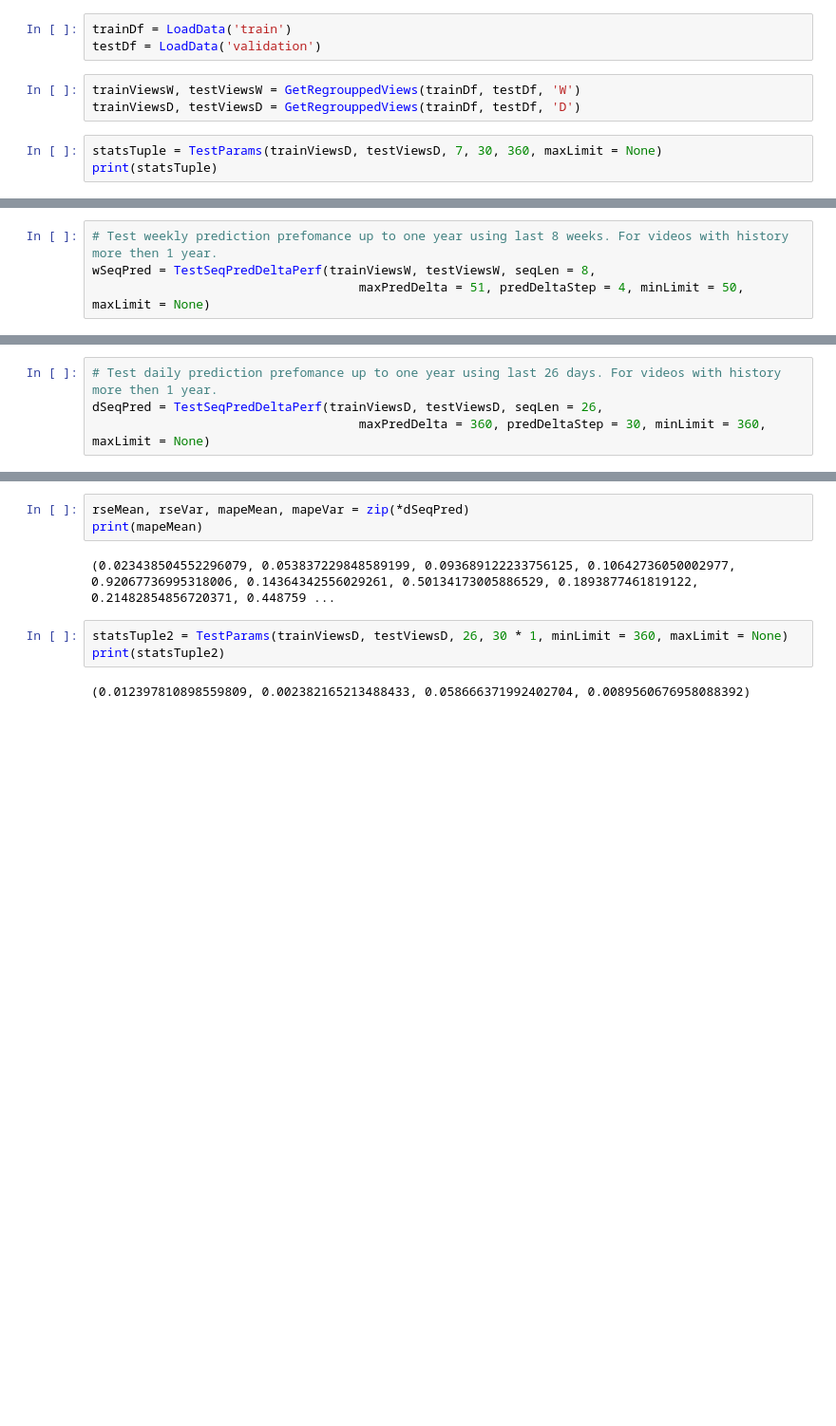
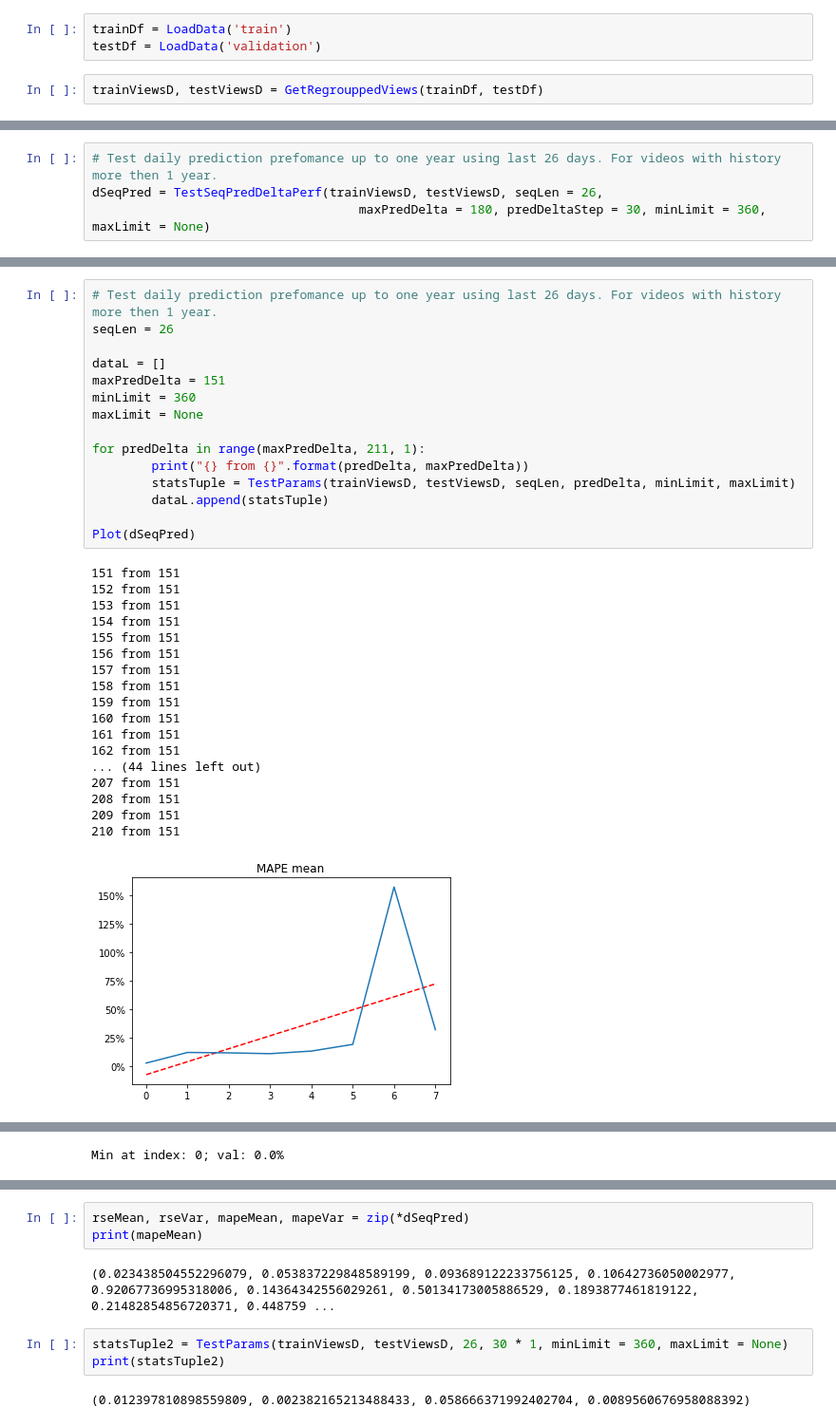
Before and after one commit to snarb/youtubepredictor, a Jupyter notebook: TestHyperParams.ipynb, the cells around one changed output, grey strips where cells are left out. Shown at 95% size. Drawn from its saved outputs; the diff is of its cells as text; blank space fills up the shorter version.

```diff
--- a/TestHyperParams.ipynb
+++ b/TestHyperParams.ipynb
@@ -303,8 +283,4 @@ def TestSeqPredDeltaPerf(listOfTrainVideoViews, listOfTestVideoViews, seqLen, ma
 trainDf = LoadData('train')
 testDf = LoadData('validation')
 # %%
-trainViewsW, testViewsW = GetRegrouppedViews(trainDf, testDf, 'W')
-trainViewsD, testViewsD = GetRegrouppedViews(trainDf, testDf, 'D')
+trainViewsD, testViewsD = GetRegrouppedViews(trainDf, testDf)
-# %%
-statsTuple = TestParams(trainViewsD, testViewsD, 7, 30, 360, maxLimit = None)
-print(statsTuple)
@@ -353,5 +293,5 @@ Min at index: 3; val: 300.0%
 # %%
-# Test weekly prediction prefomance up to one year using last 8 weeks. For videos with history more then 1 year.
-wSeqPred = TestSeqPredDeltaPerf(trainViewsW, testViewsW, seqLen = 8,
-                                    maxPredDelta = 51, predDeltaStep = 4, minLimit = 50, maxLimit = None)
+# Test daily prediction prefomance up to one year using last 26 days. For videos with history more then 1 year.
+dSeqPred = TestSeqPredDeltaPerf(trainViewsD, testViewsD, seqLen = 26,
+                                    maxPredDelta = 180, predDeltaStep = 30, minLimit = 360, maxLimit = None)
 # %% [output]
@@ -381,7 +299,3 @@ Min at index: 0; val: 0.0%
-# %%
-# Test daily prediction prefomance up to one year using last 26 days. For videos with history more then 1 year.
-dSeqPred = TestSeqPredDeltaPerf(trainViewsD, testViewsD, seqLen = 26,
-                                    maxPredDelta = 360, predDeltaStep = 30, minLimit = 360, maxLimit = None)
 # %%
 Plot(dSeqPred)
 # %% [output]
@@ -388,0 +306,34 @@ ValueError: not enough values to unpack (expected 4, got 0)
+# %%
+# Test daily prediction prefomance up to one year using last 26 days. For videos with history more then 1 year.
+seqLen = 26
+
+dataL = []
+maxPredDelta = 151
+minLimit = 360
+maxLimit = None
+
+for predDelta in range(maxPredDelta, 211, 1):
+        print("{} from {}".format(predDelta, maxPredDelta))
+        statsTuple = TestParams(trainViewsD, testViewsD, seqLen, predDelta, minLimit, maxLimit)
+        dataL.append(statsTuple)
+
+Plot(dSeqPred)
+# %% [output]
+151 from 151
+152 from 151
+153 from 151
+154 from 151
+155 from 151
+156 from 151
+157 from 151
+158 from 151
+159 from 151
+160 from 151
+161 from 151
+162 from 151
+... (44 lines left out)
+207 from 151
+208 from 151
+209 from 151
+210 from 151
+[figure, added]
@@ -388,0 +341 @@ ValueError: not enough values to unpack (expected 4, got 0)
+Min at index: 0; val: 0.0%
```
Also changed, not shown: parts of 18 cells of this notebook, 10 other files.
